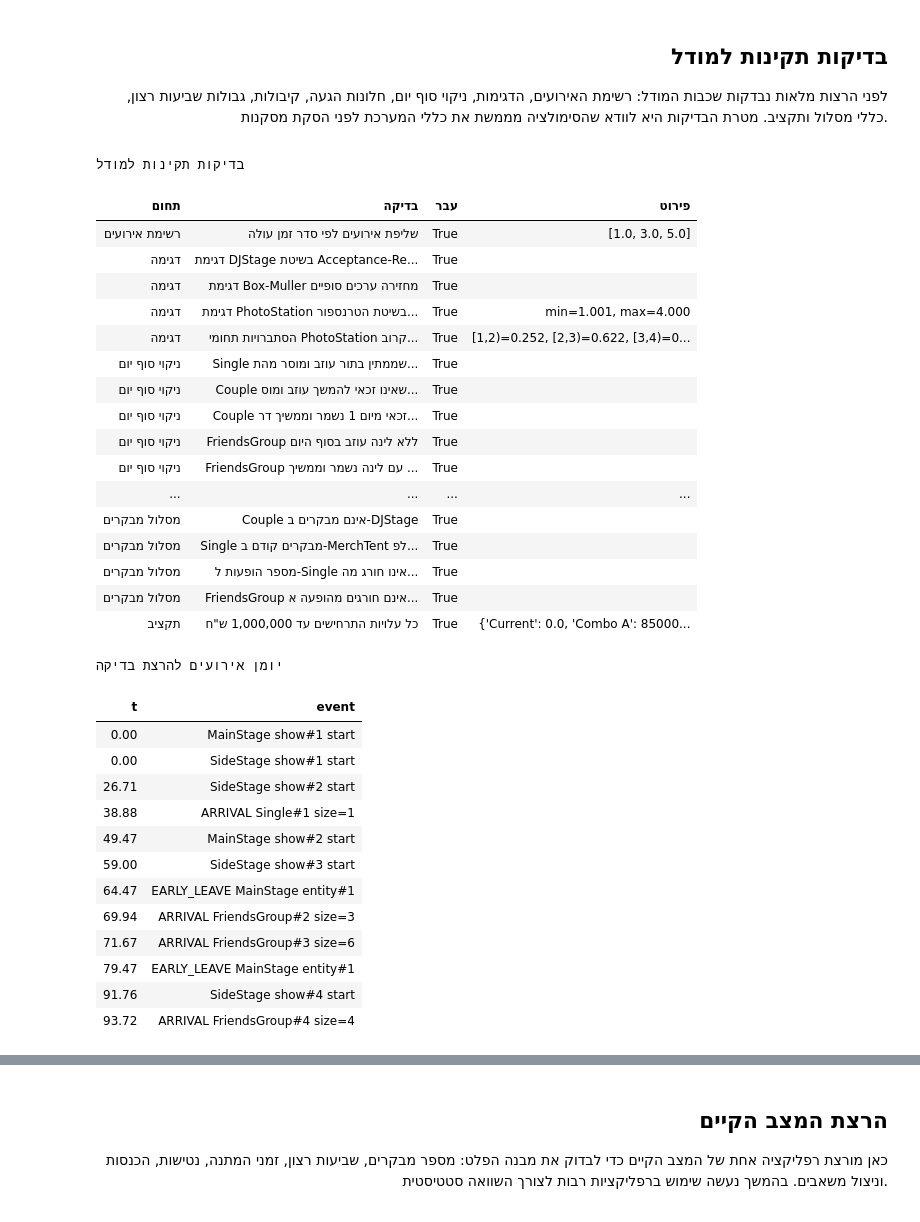
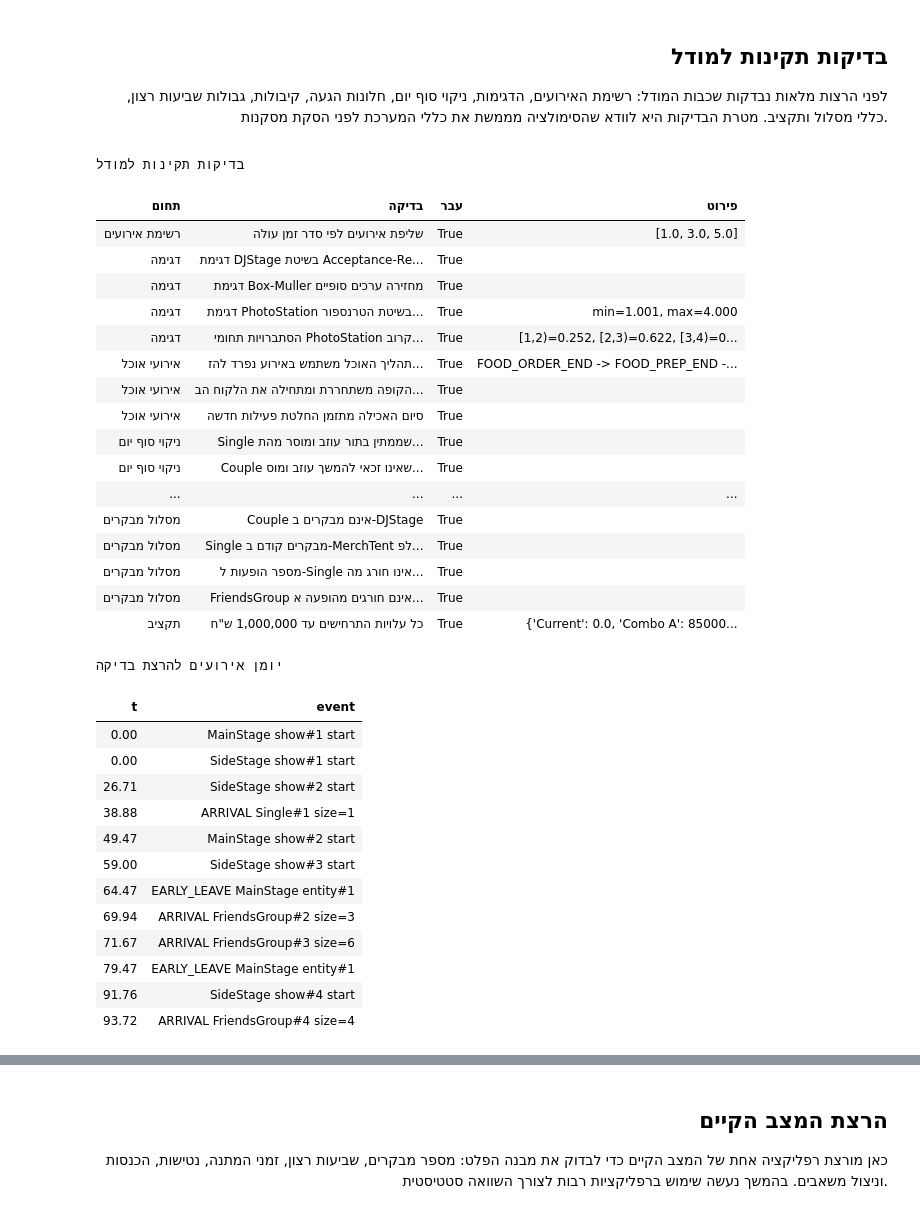
Before and after one commit to elattiass/SimulationPartB, a Jupyter notebook: Queuechella_Colab_Simulation_Report (4).ipynb, the cells around one changed output, grey strips where cells are left out. Cells and saved outputs as stored; diff of their text form; code cells hidden in the pictures.

Commit message:
שיניתי את תרשים האירועים וחלק מהלוגיקה בקוד ( פיצול אוכל מאירוע סיום שירות לאירוע נפרד) ועדכנתי קונטקסט

```diff
--- a/Queuechella_Colab_Simulation_Report (4).ipynb
+++ b/Queuechella_Colab_Simulation_Report (4).ipynb
@@ -2226,11 +2231,51 @@ def run_day_end_cleanup_validation():
     }
 
 
+def run_food_event_validation():
+    model = QueuechellaSimulation(SimulationConfig.for_scenario("Current", seed=778))
+    model.clock = DAY_STARTS[0] + 300.0
+    first = make_validation_entity(model, 9101, "Single", 1, 1, model.clock, satisfaction=6.0)
+    second = make_validation_entity(model, 9102, "Single", 1, 1, model.clock, satisfaction=6.0)
+
+    model.join_resource(first, "Food_Pizza", "Food_Pizza")
+    model.join_resource(second, "Food_Pizza", "Food_Pizza")
+    first_order_end = model.calendar.pop()
+    model.clock = first_order_end.time
+    model.handle_event(first_order_end)
+
+    food_resource = model.resources["Food_Pizza"]
+    scheduled_after_order = {event.event_type for event in model.calendar._heap}
+    cashier_reused = (
+        first.entity_id not in food_resource.active_entities
+        and second.entity_id in food_resource.active_entities
+        and food_resource.busy_units == 1
+    )
+
+    first_sequence = [first_order_end.event_type]
+    while len(model.calendar) > 0 and "FOOD_EATING_END" not in first_sequence:
+        event = model.calendar.pop()
+        model.clock = event.time
+        if event.entity_id == first.entity_id:
+            first_sequence.append(event.event_type)
+        model.handle_event(event)
+
+    return {
+        "distinct_sequence": first_sequence[:3] == ["FOOD_ORDER_END", "FOOD_PREP_END", "FOOD_EATING_END"],
+        "cashier_reused": cashier_reused and {"FOOD_ORDER_END", "FOOD_PREP_END"}.issubset(scheduled_after_order),
+        "returns_to_decision": any(
+            event.event_type == "ACTIVITY_DECISION" and event.entity_id == first.entity_id
+            for event in model.calendar._heap
+        ),
+        "sequence_detail": " -> ".join(first_sequence[:3]),
+    }
+
+
 
 def display_validation_rows(rows):
     layer_names = {
         "EventCalendar": "רשימת אירועים",
         "Sampler": "דגימה",
+        "Food events": "אירועי אוכל",
         "Day-end cleanup": "ניקוי סוף יום",
         "Simulation": "סימולציה",
         "Capacity": "קיבולת",
@@ -2245,6 +2290,9 @@ def display_validation_rows(rows):
         "Box-Muller finite output": "דגימת Box-Muller מחזירה ערכים סופיים",
         "PhotoStation inverse-transform support [1,4)": "דגימת PhotoStation בשיטת הטרנספורם ההופכי נמצאת בתחום [1,4)",
         "PhotoStation interval probabilities": "הסתברויות תחומי PhotoStation קרובות לערכי המטלה",
+        "food uses distinct event sequence": "תהליך האוכל משתמש באירוע נפרד להזמנה, הכנה ואכילה",
+        "food cashier is released before preparation": "הקופה משתחררת ומתחילה את הלקוח הבא לפני סיום ההכנה",
+        "food completion schedules activity decision": "סיום האכילה מתזמן החלטת פעילות חדשה",
         "queued Single departs and is removed": "Single שממתין בתור עוזב ומוסר מהתורים",
         "non-qualified Couple departs and is removed": "Couple שאינו זכאי להמשך עוזב ומוסר מהמערכת",
         "qualified day-1 Couple is preserved for normal next-day routing": "Couple זכאי מיום 1 נשמר וממשיך דרך ניתוב רגיל",
@@ -2323,6 +2371,11 @@ def run_validation_tests():
         f"[1,2)={photo_props[0]:.3f}, [2,3)={photo_props[1]:.3f}, [3,4)={photo_props[2]:.3f}",
     ))
 
+    food_checks = run_food_event_validation()
+    rows.append(validation_row("Food events", "food uses distinct event sequence", food_checks["distinct_sequence"], food_checks["sequence_detail"]))
+    rows.append(validation_row("Food events", "food cashier is released before preparation", food_checks["cashier_reused"]))
+    rows.append(validation_row("Food events", "food completion schedules activity decision", food_checks["returns_to_decision"]))
+
 
     day_end_checks = run_day_end_cleanup_validation()
     rows.append(validation_row("Day-end cleanup", "queued Single departs and is removed", day_end_checks["single_departed"]))
@@ -2358,38 +2411,38 @@ def run_validation_tests():
     rows.append(validation_row("Arrivals", "FriendsGroup day 1 only", all(e.arrival_day == 1 for e in friends), f"n={len(friends)}"))
     rows.append(validation_row("Arrivals", "FriendsGroup arrival window 09:00-13:00", all(0 <= e.arrival_time <= 240 for e in friends)))
     rows.append(validation_row("Arrivals", "FriendsGroup size in [3,6]", all(3 <= e.group_size <= 6 for e in friends)))
     rows.append(validation_row("Arrivals", "Couple arrival windows 10:00-16:00", all(in_any_window(e.arrival_time, [(60, 420), (1500, 1860)]) for e in couples), f"n={len(couples)}"))
     rows.append(validation_row("Arrivals", "Single arrival windows 09:00-16:00", all(in_any_window(e.arrival_time, [(0, 420), (1440, 1860)]) for e in singles), f"n={len(singles)}"))
 
     all_satisfaction_values = [value for entity in entities for value in entity.satisfaction_per_guest]
     rows.append(validation_row("Satisfaction", "all guest satisfaction values in [0,10]", all(0 <= value <= 10 for value in all_satisfaction_values)))
 
     rows.append(validation_row("Itinerary", "Couples never complete DJStage", all(e.completed_counts["DJStage"] == 0 for e in couples)))
     rows.append(validation_row("Itinerary", "Singles do Merch before any show activity", all(e.completed_counts["MerchTent"] >= 1 or (e.completed_counts["MainStage"] + e.completed_counts["SideStage"] + e.completed_counts["DJStage"] == 0) for e in singles)))
     rows.append(validation_row("Itinerary", "Single show counts do not exceed required plan", all(e.completed_counts["MainStage"] <= 2 and e.completed_counts["SideStage"] <= 2 and e.completed_counts["DJStage"] <= 1 for e in singles)))
     rows.append(validation_row("Itinerary", "FriendsGroup show counts do not exceed one per type", all(e.completed_counts["MainStage"] <= 1 and e.completed_counts["SideStage"] <= 1 and e.completed_counts["DJStage"] <= 1 for e in friends)))
 
     scenario_costs = {scenario: SimulationConfig.for_scenario(scenario, seed=1).alternative_cost for scenario in ["Current", "Combo A", "Combo B", "Combo C"]}
     rows.append(validation_row("Budget", "all scenario costs <= 1,000,000 NIS", all(cost <= 1_000_000 for cost in scenario_costs.values()), str(scenario_costs)))
 
     return report_table(display_validation_rows(rows), "בדיקות תקינות למודל"), smoke
 
 
 validation_df, smoke_summary = run_validation_tests()
 report_table(smoke_summary["event_log"][:12], "יומן אירועים להרצת בדיקה")
 # %% [output]
 בדיקות תקינות למודל
 | תחום | בדיקה | עבר | פירוט |
 | רשימת אירועים | שליפת אירועים לפי סדר זמן עולה | True | [1.0, 3.0, 5.0] |
 | דגימה | דגימת DJStage בשיטת Acceptance-Re... | True |  |
 | דגימה | דגימת Box-Muller מחזירה ערכים סופיים | True |  |
 | דגימה | דגימת PhotoStation בשיטת הטרנספור... | True | min=1.001, max=4.000 |
 | דגימה | הסתברויות תחומי PhotoStation קרוב... | True | [1,2)=0.252, [2,3)=0.622, [3,4)=0... |
+| אירועי אוכל | תהליך האוכל משתמש באירוע נפרד להז... | True | FOOD_ORDER_END -> FOOD_PREP_END -... |
+| אירועי אוכל | הקופה משתחררת ומתחילה את הלקוח הב... | True |  |
+| אירועי אוכל | סיום האכילה מתזמן החלטת פעילות חדשה | True |  |
 | ניקוי סוף יום | Single שממתין בתור עוזב ומוסר מהת... | True |  |
 | ניקוי סוף יום | Couple שאינו זכאי להמשך עוזב ומוס... | True |  |
-| ניקוי סוף יום | Couple זכאי מיום 1 נשמר וממשיך דר... | True |  |
-| ניקוי סוף יום | FriendsGroup ללא לינה עוזב בסוף היום | True |  |
-| ניקוי סוף יום | FriendsGroup עם לינה נשמר וממשיך ... | True |  |
 | ... | ... | ... | ... |
 | מסלול מבקרים | Couple אינם מבקרים ב-DJStage | True |  |
 | מסלול מבקרים | Single מבקרים קודם ב-MerchTent לפ... | True |  |
```
Also changed, not shown: parts of 5 cells of this notebook, 1 other file.
